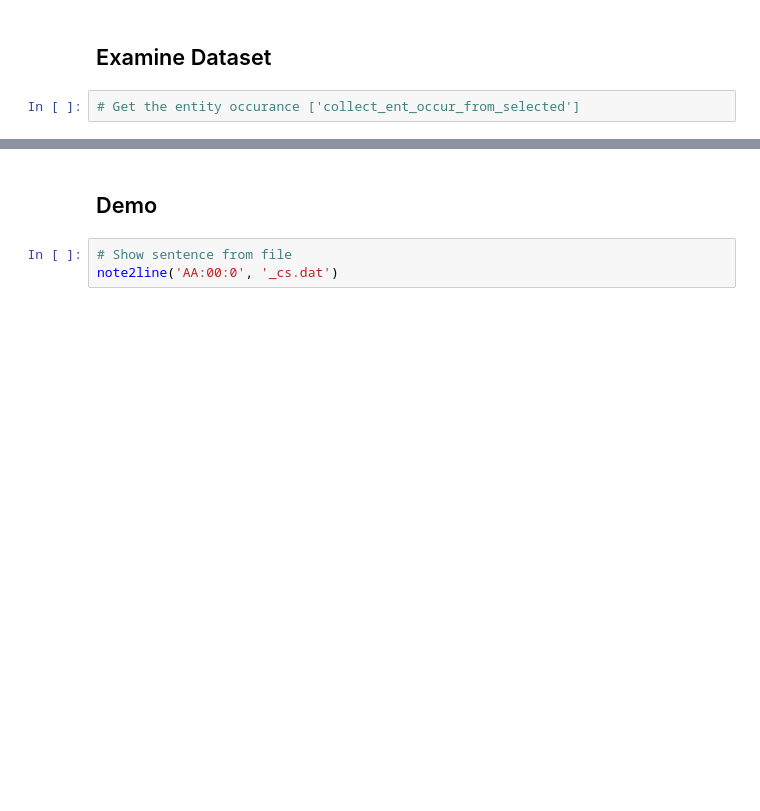
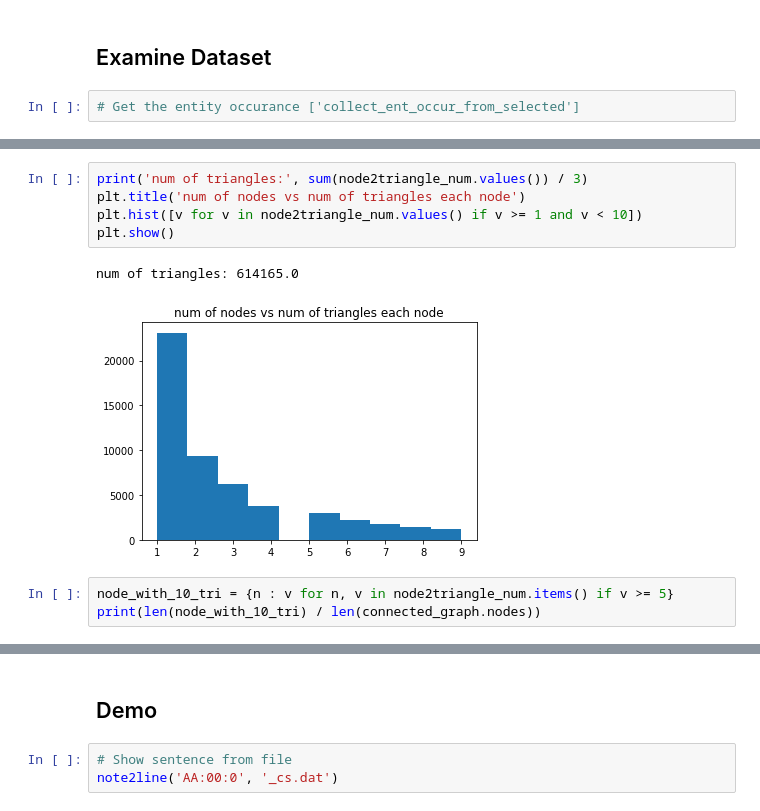
Before and after one commit to ZhuKerui/Forward, a Jupyter notebook: nb/extract_wiki.ipynb, the cells around one changed output, grey strips where cells are left out. Drawn from its saved outputs; the diff is of its cells as text; blank space fills up the shorter version.

```diff
--- a/nb/extract_wiki.ipynb
+++ b/nb/extract_wiki.ipynb
@@ -450,0 +437,11 @@ array([[0.5504198]], dtype=float32)
+# %%
+print('num of triangles:', sum(node2triangle_num.values()) / 3)
+plt.title('num of nodes vs num of triangles each node')
+plt.hist([v for v in node2triangle_num.values() if v >= 1 and v < 10])
+plt.show()
+# %% [output]
+num of triangles: 614165.0
+[figure, added]
+# %%
+node_with_10_tri = {n : v for n, v in node2triangle_num.items() if v >= 5}
+print(len(node_with_10_tri) / len(connected_graph.nodes))
```
Also changed, not shown: parts of 43 cells of this notebook, 1 other file.
